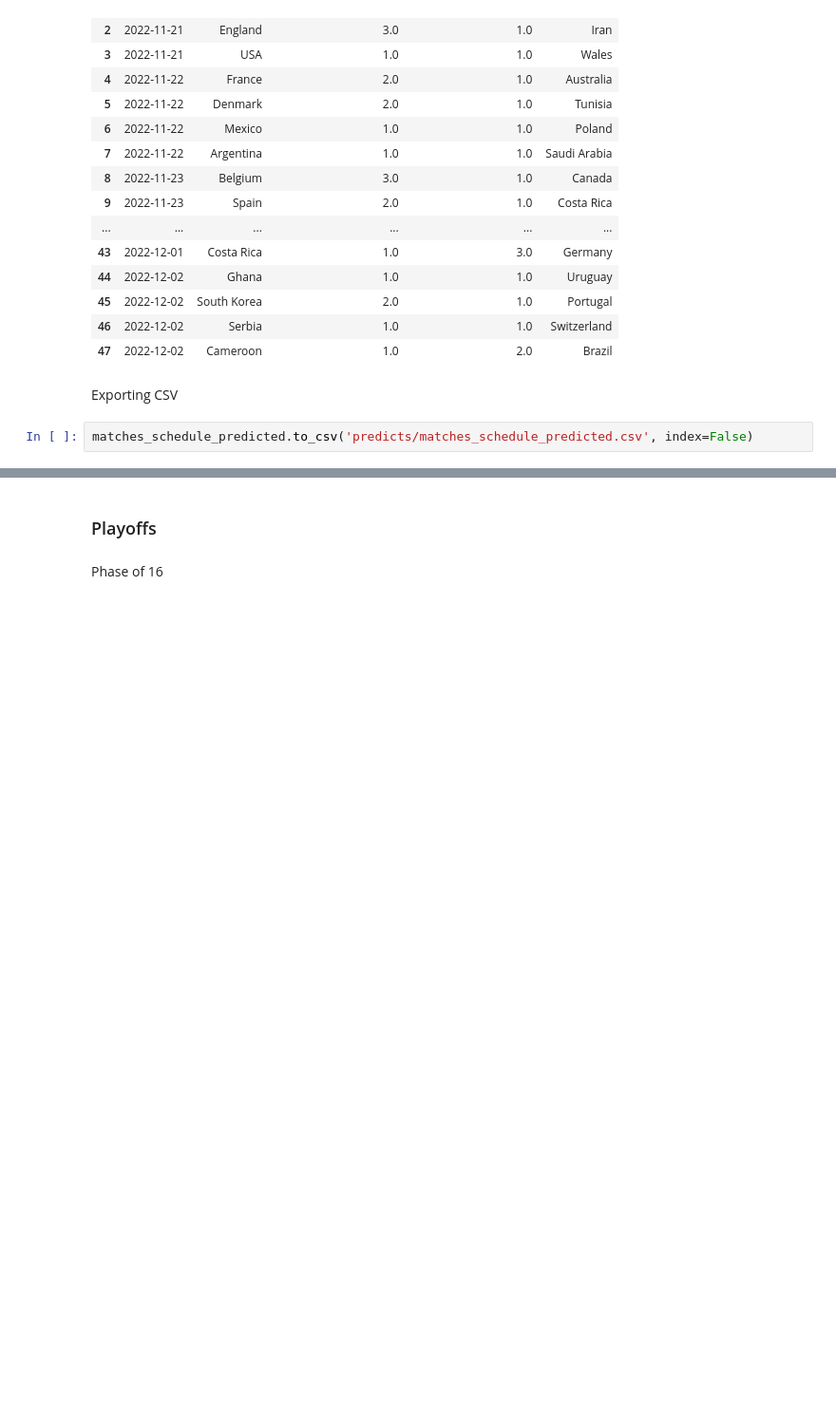
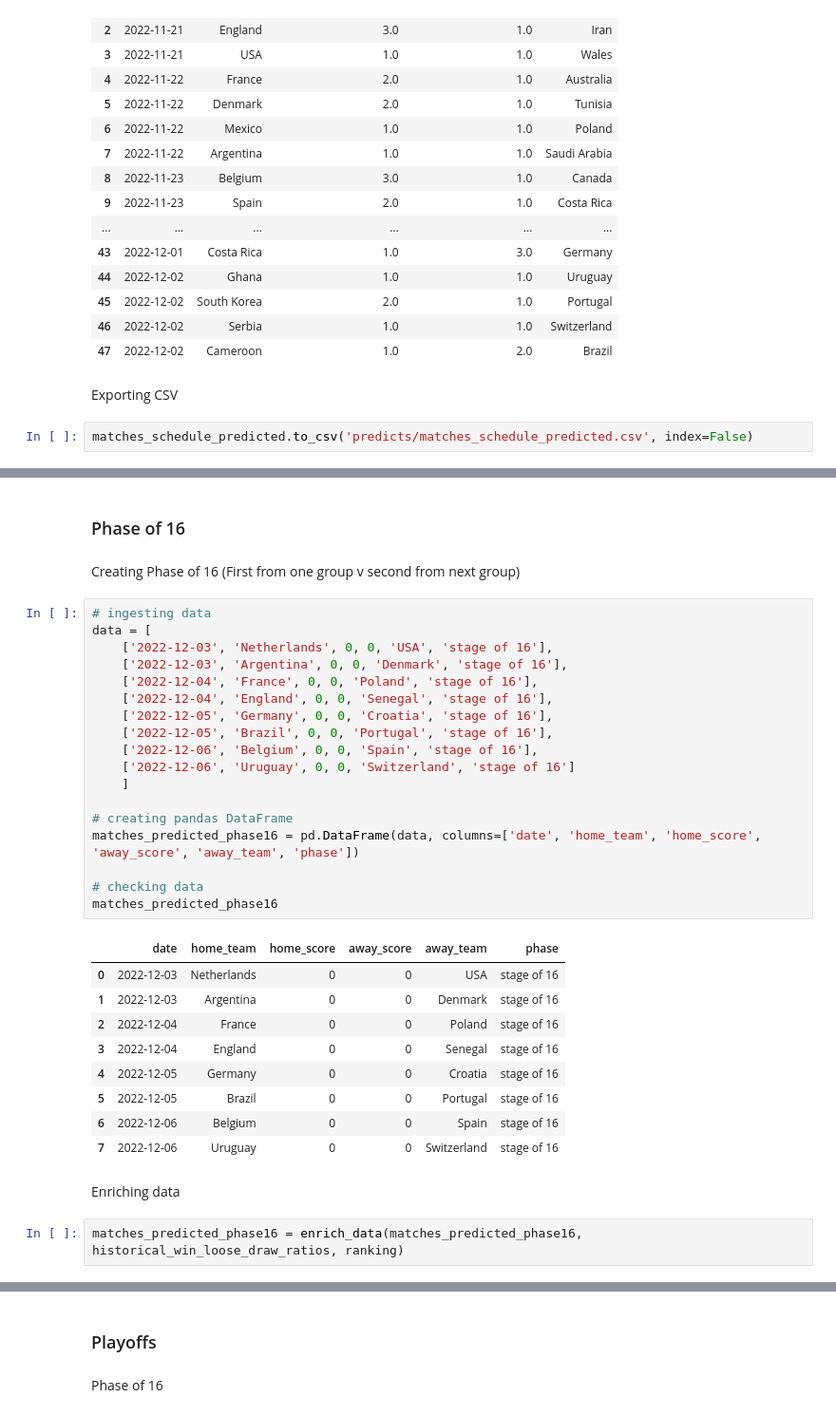
Before and after one commit to rafabandoni/world-cup-22-predict, a Jupyter notebook: predict_worldcup22.ipynb, the cells around one changed output, grey strips where cells are left out. Shown at 95% size. Drawn from its saved outputs; the diff is of its cells as text; blank space fills up the shorter version.

```diff
--- a/predict_worldcup22.ipynb
+++ b/predict_worldcup22.ipynb
@@ -489,0 +599,36 @@ matches_schedule_predicted.to_csv('predicts/matches_schedule_predicted.csv', ind
+# %% [markdown]
+### Phase of 16
+# %% [markdown]
+Creating Phase of 16 (First from one group v second from next group)
+# %%
+# ingesting data
+data = [
+    ['2022-12-03', 'Netherlands', 0, 0, 'USA', 'stage of 16'],
+    ['2022-12-03', 'Argentina', 0, 0, 'Denmark', 'stage of 16'],
+    ['2022-12-04', 'France', 0, 0, 'Poland', 'stage of 16'],
+    ['2022-12-04', 'England', 0, 0, 'Senegal', 'stage of 16'],
+    ['2022-12-05', 'Germany', 0, 0, 'Croatia', 'stage of 16'],
+    ['2022-12-05', 'Brazil', 0, 0, 'Portugal', 'stage of 16'],
+    ['2022-12-06', 'Belgium', 0, 0, 'Spain', 'stage of 16'],
+    ['2022-12-06', 'Uruguay', 0, 0, 'Switzerland', 'stage of 16']
+    ]
+
+# creating pandas DataFrame
+matches_predicted_phase16 = pd.DataFrame(data, columns=['date', 'home_team', 'home_score', 'away_score', 'away_team', 'phase'])
+
+# checking data
+matches_predicted_phase16
+# %% [output]
+|  | date | home_team | home_score | away_score | away_team | phase |
+| 0 | 2022-12-03 | Netherlands | 0 | 0 | USA | stage of 16 |
+| 1 | 2022-12-03 | Argentina | 0 | 0 | Denmark | stage of 16 |
+| 2 | 2022-12-04 | France | 0 | 0 | Poland | stage of 16 |
+| 3 | 2022-12-04 | England | 0 | 0 | Senegal | stage of 16 |
+| 4 | 2022-12-05 | Germany | 0 | 0 | Croatia | stage of 16 |
+| 5 | 2022-12-05 | Brazil | 0 | 0 | Portugal | stage of 16 |
+| 6 | 2022-12-06 | Belgium | 0 | 0 | Spain | stage of 16 |
+| 7 | 2022-12-06 | Uruguay | 0 | 0 | Switzerland | stage of 16 |
+# %% [markdown]
+Enriching data
+# %%
+matches_predicted_phase16 = enrich_data(matches_predicted_phase16, historical_win_loose_draw_ratios, ranking)
```
Also changed, not shown: parts of 28 cells of this notebook, 5 other files.
